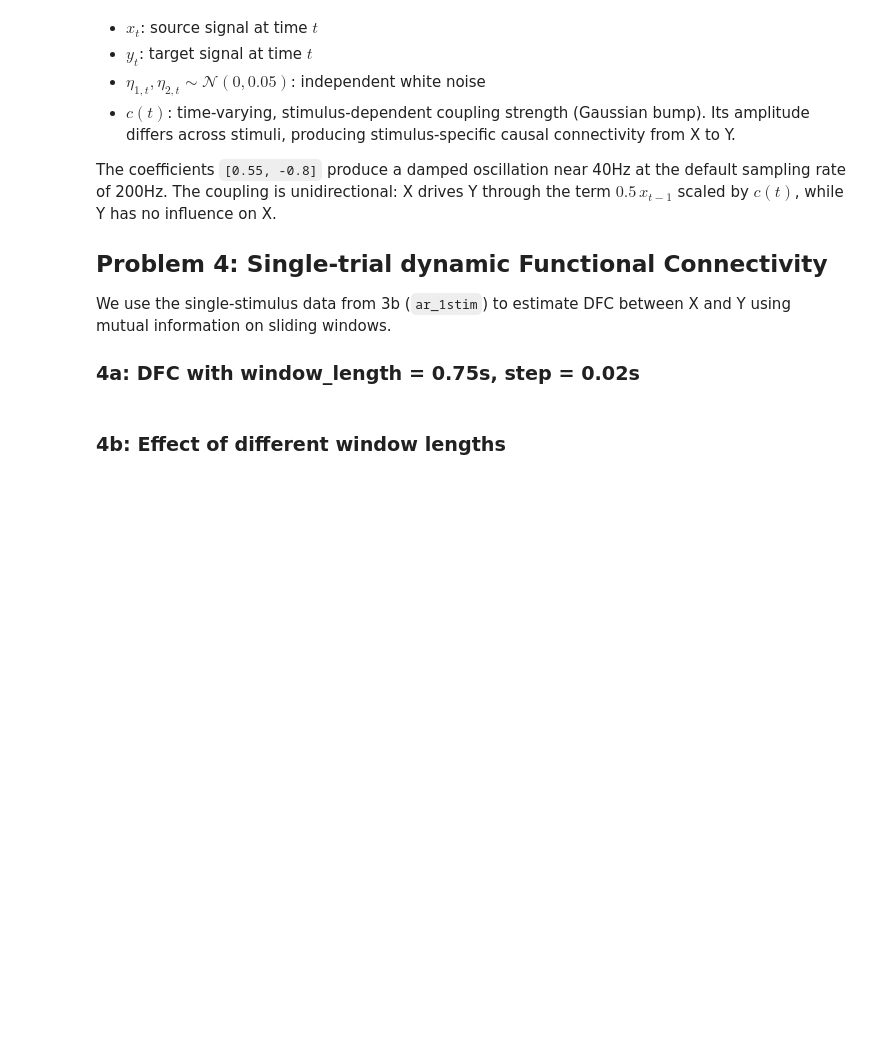
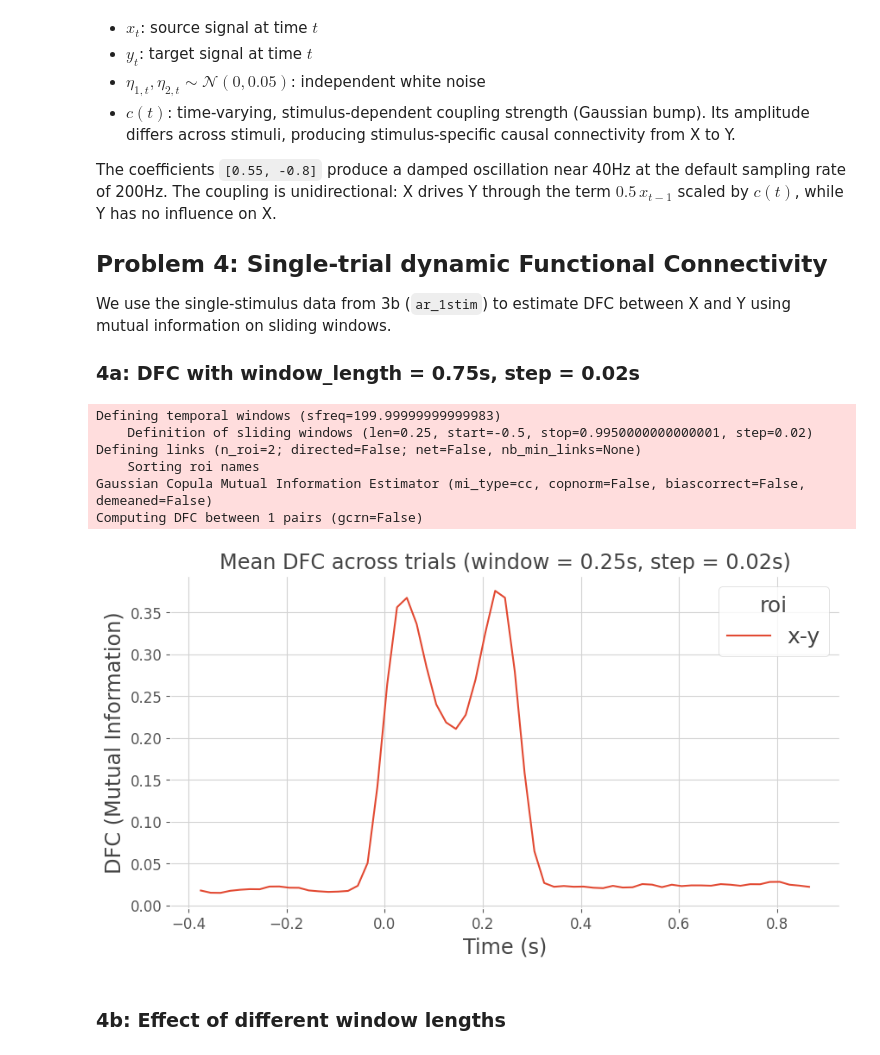
Before and after one commit to brainets/braina, a Jupyter notebook: usecases/brainhack_26/01_solutions_claude.ipynb, the cells around one changed output. Cells and saved outputs as stored; diff of their text form; code cells hidden in the pictures; blank space fills up the shorter version.

```diff
--- a/usecases/brainhack_26/01_solutions_claude.ipynb
+++ b/usecases/brainhack_26/01_solutions_claude.ipynb
@@ -105,25 +111,33 @@ X and Y using mutual information on sliding windows.
 # %%
 data = ar_1stim
 times = data.times.values
 roi = data.roi.values
 
 # Define sliding windows
-slwin_len = 0.75   # seconds
+slwin_len = 0.25   # seconds
 slwin_step = 0.02  # seconds
 win_sample = define_windows(times, slwin_len=slwin_len,
                             slwin_step=slwin_step)[0]
 times_win = times[win_sample].mean(1)
 
 # Compute single-trial DFC
 dfc = conn_dfc(data, win_sample, times=times, roi=roi, n_jobs=1)
 
 # Plot average DFC across trials
 plt.figure(figsize=(10, 5))
 dfc.mean('trials').plot.line(x='times', hue='roi')
 plt.title(f'Mean DFC across trials (window = {slwin_len}s, step = {slwin_step}s)')
 plt.xlabel('Time (s)')
 plt.ylabel('DFC (Mutual Information)')
 plt.show()
+# %% [output]
+Defining temporal windows (sfreq=199.99999999999983)
+    Definition of sliding windows (len=0.25, start=-0.5, stop=0.9950000000000001, step=0.02)
+Defining links (n_roi=2; directed=False; net=False, nb_min_links=None)
+    Sorting roi names
+Gaussian Copula Mutual Information Estimator (mi_type=cc, copnorm=False, biascorrect=False, demeaned=False)
+Computing DFC between 1 pairs (gcrn=False)
+[figure, added]
 # %% [markdown]
 ### 4b: Effect of different window lengths
 # %%
```
Also changed, not shown: parts of 5 cells of this notebook.
